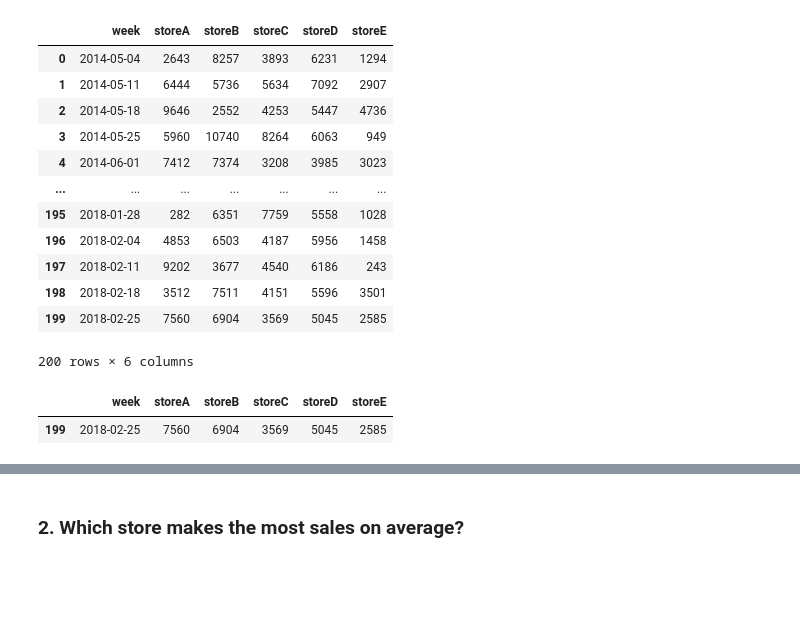
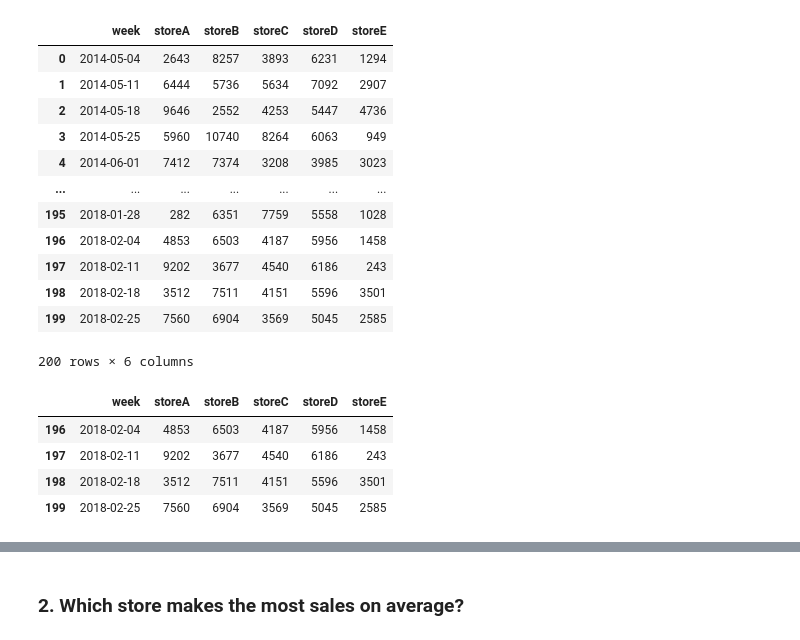
Before and after one commit to martinboluwaji/-Python-for-Data-Science, a Jupyter notebook: Project 2/DS026_Project_2.ipynb, the cells around one changed output, grey strips where cells are left out. Drawn from its saved outputs; the diff is of its cells as text; code cells hidden in the pictures; blank space fills up the shorter version.

```diff
--- a/Project 2/DS026_Project_2.ipynb
+++ b/Project 2/DS026_Project_2.ipynb
@@ -45,9 +47,12 @@ store
 | 198 | 2018-02-18 | 3512 | 7511 | 4151 | 5596 | 3501 |
 | 199 | 2018-02-25 | 7560 | 6904 | 3569 | 5045 | 2585 |
 200 rows × 6 columns
-# %%
-final = store[store['week'] =='2018-02-25']
-final
-# %% [output]
-|  | week | storeA | storeB | storeC | storeD | storeE |
-| 199 | 2018-02-25 | 7560 | 6904 | 3569 | 5045 | 2585 |
+# %%
+sfinal = store.tail(4)
+sfinal
+# %% [output]
+|  | week | storeA | storeB | storeC | storeD | storeE |
+| 196 | 2018-02-04 | 4853 | 6503 | 4187 | 5956 | 1458 |
+| 197 | 2018-02-11 | 9202 | 3677 | 4540 | 6186 | 243 |
+| 198 | 2018-02-18 | 3512 | 7511 | 4151 | 5596 | 3501 |
+| 199 | 2018-02-25 | 7560 | 6904 | 3569 | 5045 | 2585 |
```
Also changed, not shown: parts of 7 cells of this notebook.
